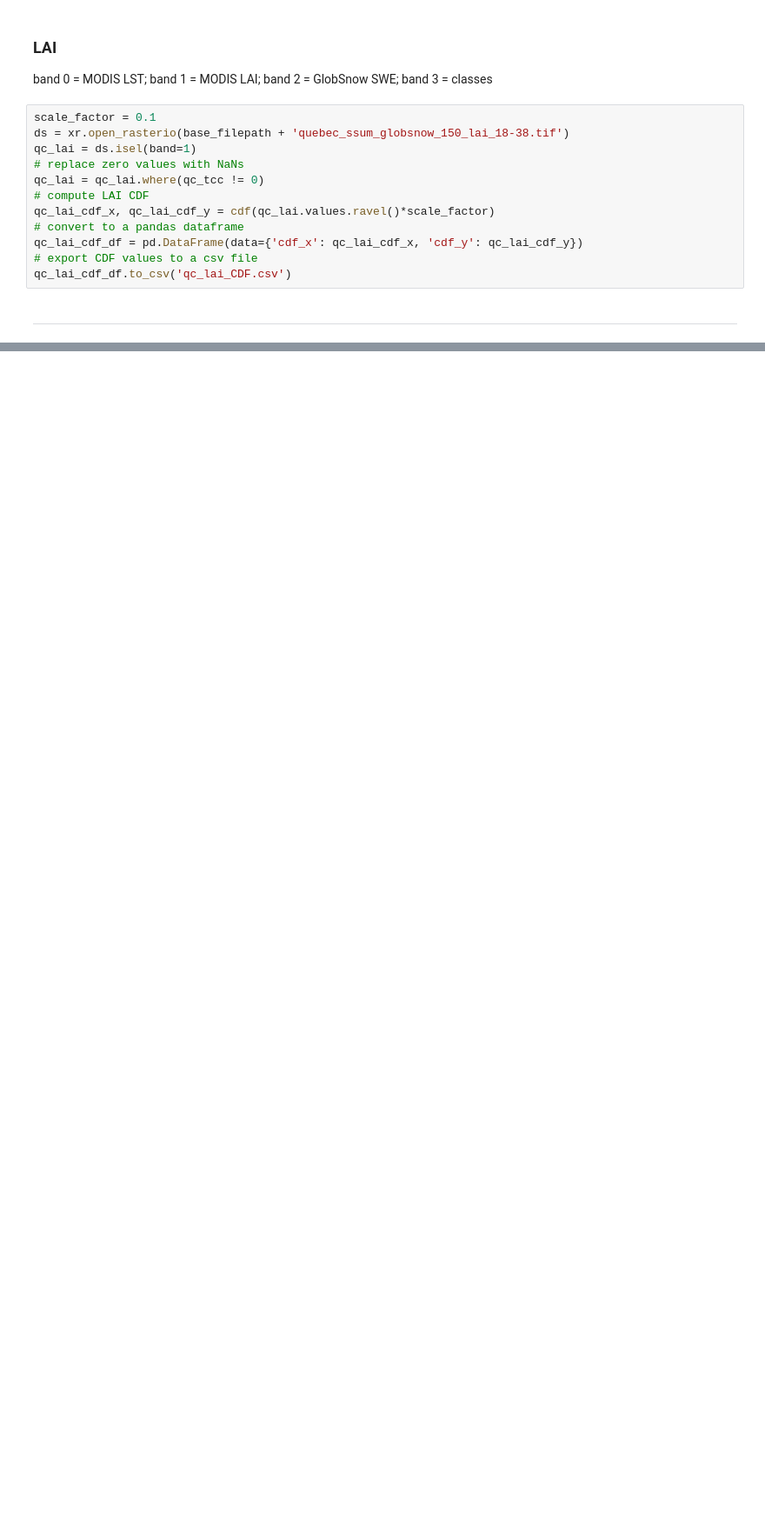
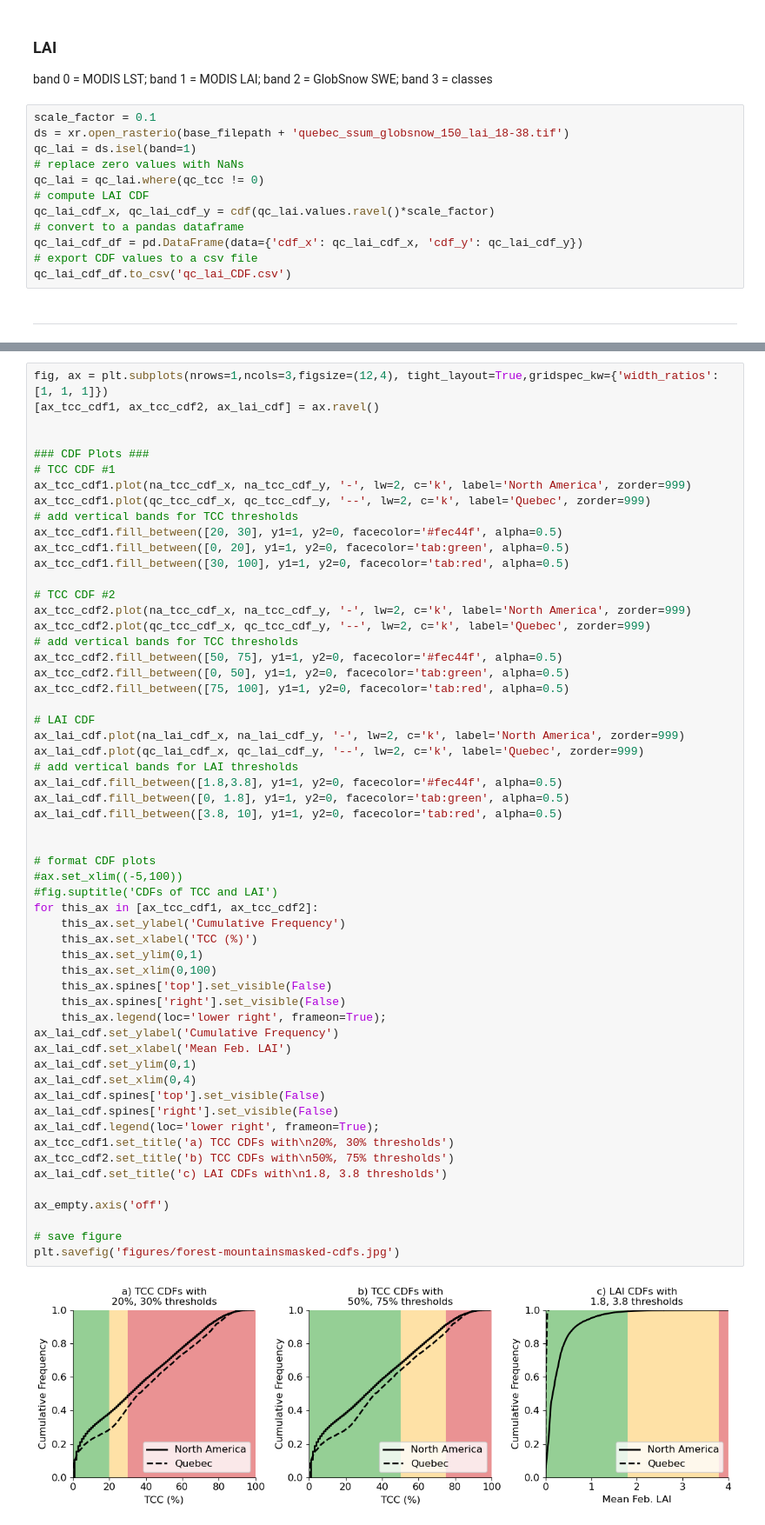
Before and after one commit to spestana/ssum, a Jupyter notebook: forest-plots.ipynb, the cells around one changed output, grey strips where cells are left out. Shown at 87% size. Saved outputs shown, nothing was run; the diff lists cells and outputs as text; blank space fills up the shorter version.

```diff
--- a/forest-plots.ipynb
+++ b/forest-plots.ipynb
@@ -219,0 +220,59 @@ plt.savefig('figures/forest-mountainsmasked.jpg')
+# %%
+fig, ax = plt.subplots(nrows=1,ncols=3,figsize=(12,4), tight_layout=True,gridspec_kw={'width_ratios': [1, 1, 1]})
+[ax_tcc_cdf1, ax_tcc_cdf2, ax_lai_cdf] = ax.ravel()
+
+
+### CDF Plots ###
+# TCC CDF #1
+ax_tcc_cdf1.plot(na_tcc_cdf_x, na_tcc_cdf_y, '-', lw=2, c='k', label='North America', zorder=999)
+ax_tcc_cdf1.plot(qc_tcc_cdf_x, qc_tcc_cdf_y, '--', lw=2, c='k', label='Quebec', zorder=999)
+# add vertical bands for TCC thresholds
+ax_tcc_cdf1.fill_between([20, 30], y1=1, y2=0, facecolor='#fec44f', alpha=0.5)
+ax_tcc_cdf1.fill_between([0, 20], y1=1, y2=0, facecolor='tab:green', alpha=0.5)
+ax_tcc_cdf1.fill_between([30, 100], y1=1, y2=0, facecolor='tab:red', alpha=0.5)
+
+# TCC CDF #2
+ax_tcc_cdf2.plot(na_tcc_cdf_x, na_tcc_cdf_y, '-', lw=2, c='k', label='North America', zorder=999)
+ax_tcc_cdf2.plot(qc_tcc_cdf_x, qc_tcc_cdf_y, '--', lw=2, c='k', label='Quebec', zorder=999)
+# add vertical bands for TCC thresholds
+ax_tcc_cdf2.fill_between([50, 75], y1=1, y2=0, facecolor='#fec44f', alpha=0.5)
+ax_tcc_cdf2.fill_between([0, 50], y1=1, y2=0, facecolor='tab:green', alpha=0.5)
+ax_tcc_cdf2.fill_between([75, 100], y1=1, y2=0, facecolor='tab:red', alpha=0.5)
+
+# LAI CDF
+ax_lai_cdf.plot(na_lai_cdf_x, na_lai_cdf_y, '-', lw=2, c='k', label='North America', zorder=999)
+ax_lai_cdf.plot(qc_lai_cdf_x, qc_lai_cdf_y, '--', lw=2, c='k', label='Quebec', zorder=999)
+# add vertical bands for LAI thresholds
+ax_lai_cdf.fill_between([1.8,3.8], y1=1, y2=0, facecolor='#fec44f', alpha=0.5)
+ax_lai_cdf.fill_between([0, 1.8], y1=1, y2=0, facecolor='tab:green', alpha=0.5)
+ax_lai_cdf.fill_between([3.8, 10], y1=1, y2=0, facecolor='tab:red', alpha=0.5)
+
+
+# format CDF plots
+#ax.set_xlim((-5,100))
+#fig.suptitle('CDFs of TCC and LAI')
+for this_ax in [ax_tcc_cdf1, ax_tcc_cdf2]:
+    this_ax.set_ylabel('Cumulative Frequency')
+    this_ax.set_xlabel('TCC (%)')
+    this_ax.set_ylim(0,1)
+    this_ax.set_xlim(0,100)
+    this_ax.spines['top'].set_visible(False)
+    this_ax.spines['right'].set_visible(False)
+    this_ax.legend(loc='lower right', frameon=True);
+ax_lai_cdf.set_ylabel('Cumulative Frequency')
+ax_lai_cdf.set_xlabel('Mean Feb. LAI')
+ax_lai_cdf.set_ylim(0,1)
+ax_lai_cdf.set_xlim(0,4)
+ax_lai_cdf.spines['top'].set_visible(False)
+ax_lai_cdf.spines['right'].set_visible(False)
+ax_lai_cdf.legend(loc='lower right', frameon=True);
+ax_tcc_cdf1.set_title('a) TCC CDFs with\n20%, 30% thresholds')
+ax_tcc_cdf2.set_title('b) TCC CDFs with\n50%, 75% thresholds')
+ax_lai_cdf.set_title('c) LAI CDFs with\n1.8, 3.8 thresholds')
+
+ax_empty.axis('off')
+
+# save figure
+plt.savefig('figures/forest-mountainsmasked-cdfs.jpg')
+# %% [output]
+[figure, added]
```
Also changed, not shown: parts of 2 cells of this notebook, 2 other files.
